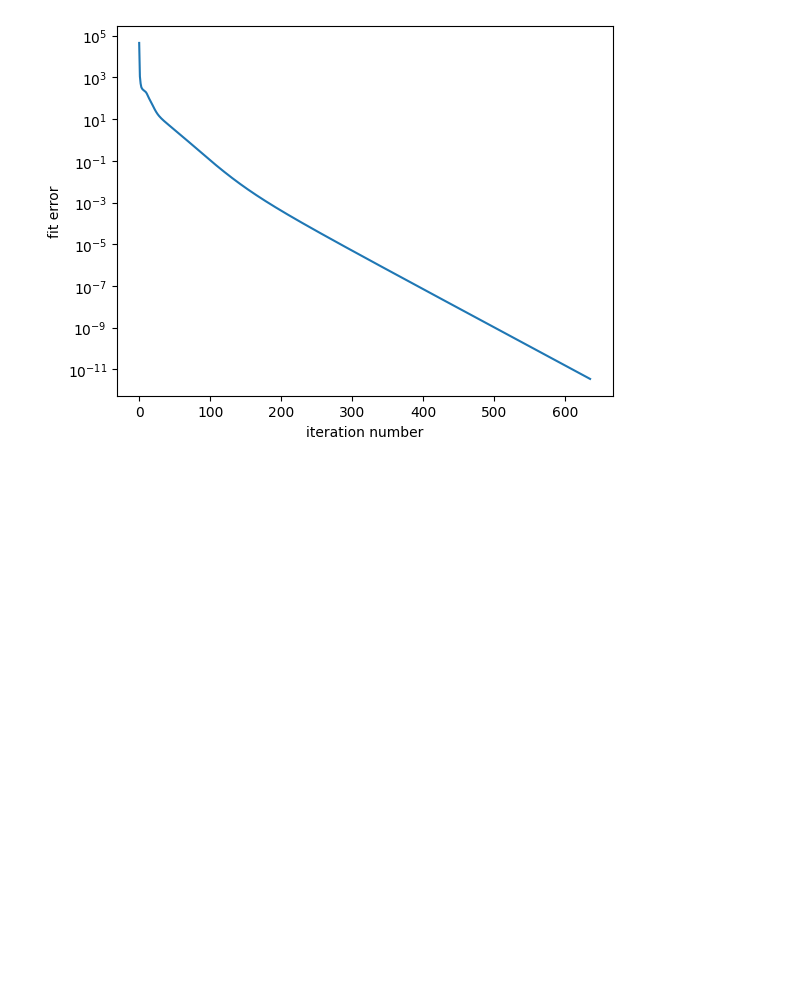
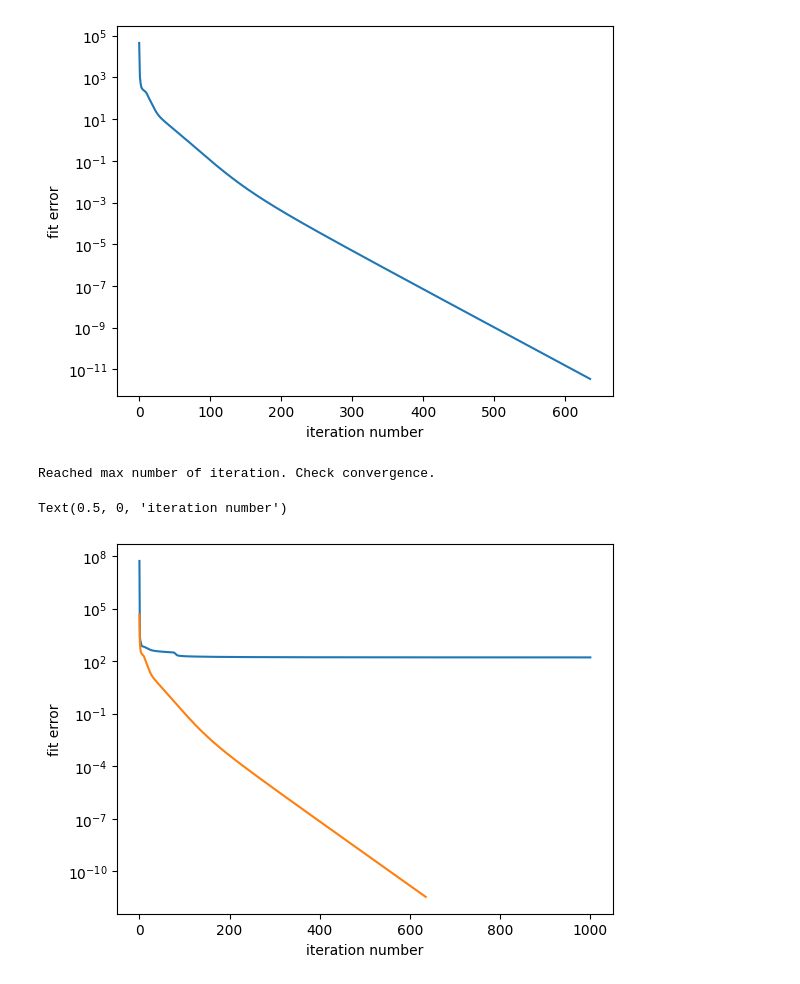
Before and after one commit to scbarreto/pyBBTD, a Jupyter notebook: notebooks/example_btd.ipynb, the cells around one changed output. Cells and saved outputs as stored; diff of their text form; code cells hidden in the pictures; blank space fills up the shorter version.

Commit message:
add svd init

```diff
--- a/notebooks/example_btd.ipynb
+++ b/notebooks/example_btd.ipynb
@@ -25,6 +22,7 @@ Trec = btd.factors_to_tensor(A0, B0, C0, theta, block_mode="LL1")
 # %%
 # perform the fit and display the error
 X.fit(Trec, abs_tol=1e-14)
+rand_init_fit_error = np.copy(X.fit_error)
 
 fig, ax = plt.subplots()
 ax.semilogy(X.fit_error)
@@ -34,3 +32,17 @@ ax.set_xlabel("iteration number")
 Reached absolute tolerance threshold. Exiting.
 Text(0.5, 0, 'iteration number')
 [figure]
+# %%
+# compare with SVD init
+
+X.fit(Trec, abs_tol=1e-14, init='svd', rel_tol=1e-6)
+
+fig, ax = plt.subplots()
+ax.semilogy(X.fit_error)
+ax.semilogy(rand_init_fit_error)
+ax.set_ylabel("fit error")
+ax.set_xlabel("iteration number")
+# %% [output]
+Reached max number of iteration. Check convergence.
+Text(0.5, 0, 'iteration number')
+[figure, added]
```
Also changed, not shown: parts of 1 cell of this notebook, 1 other file.
